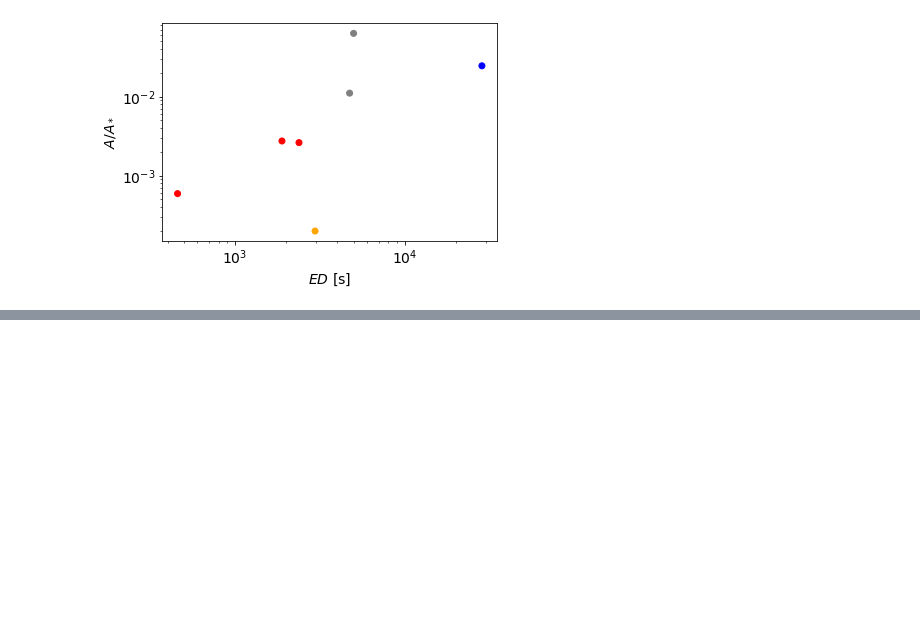
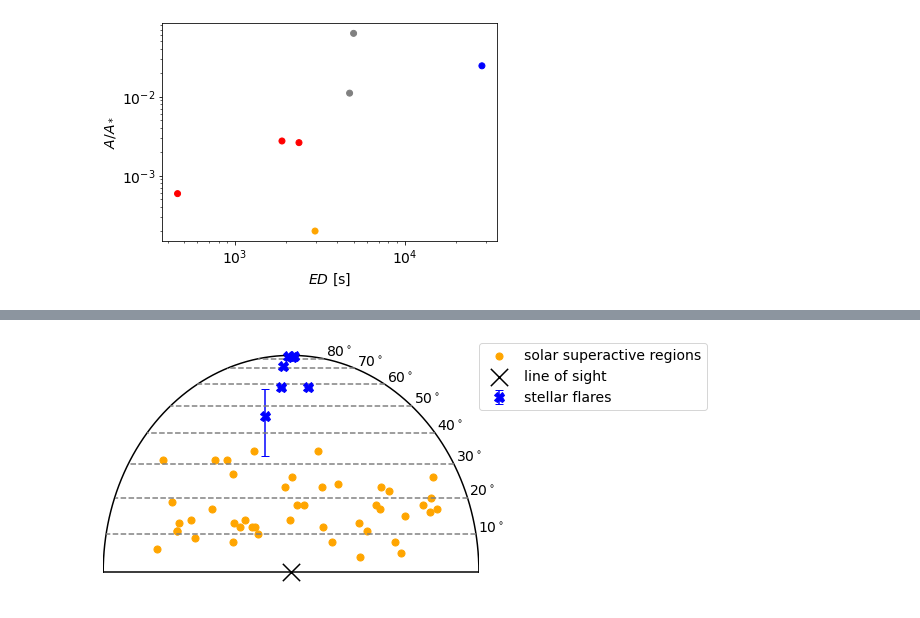
Before and after one commit to ekaterinailin/MalachiteMountains, a Jupyter notebook: analysis/notebooks/NB100_flare_latitudes_and_other_posteriors.ipynb, the cells around one changed output, grey strips where cells are left out. Drawn from its saved outputs; the diff is of its cells as text; code cells hidden in the pictures; blank space fills up the shorter version.

Commit message:
Added a new plot to illustrate the latitudes

```diff
--- a/analysis/notebooks/NB100_flare_latitudes_and_other_posteriors.ipynb
+++ b/analysis/notebooks/NB100_flare_latitudes_and_other_posteriors.ipynb
@@ -208,0 +221,5 @@ Text(0, 0.5, '$A/A_*$')
+# %%
+sun =  pd.read_csv(f"{CWD}/data/solar/sars.csv", skiprows=6)
+# %%
+coo = outs[["latitude_deg_50","latitude_deg_84","latitude_deg_16"]]
+coo
@@ -208,0 +235,29 @@ Text(0, 0.5, '$A/A_*$')
+# %%
+coo = np.sin(coo/180*np.pi)
+# %%
+
+yup, ylow = coo.latitude_deg_84 - coo.latitude_deg_50, coo.latitude_deg_50 - coo.latitude_deg_16
+# %%
+plt.figure(figsize=(8.8,4.))
+lim = np.cos(outs.latitude_deg_50/180*np.pi)/4
+plt.errorbar(-lim + 2*lim*np.random.rand(outs.shape[0]),
+            coo.latitude_deg_50, yerr=np.array([ylow,yup,]),
+            label="stellar flares", fmt="X", markersize=10, color="b", capsize=4)
+plt.scatter(-.8 + 1.6*np.random.rand(sun.shape[0]),
+            np.sin(sun.lat/180*np.pi),
+            label="solar superactive regions", marker="o", s=50, c="orange")
+x=np.linspace(0,np.pi,100)
+plt.plot(np.cos(x), np.sin(x),c="k")
+plt.plot(np.cos(x),[0]*len(x),c="k")
+for la in [10,20,30,40,50,60,70,80]:
+    ra = la/180*np.pi
+    plt.text(np.cos(ra)+.01,np.sin(ra)+.01,fr"${la}^\circ$")
+    plt.plot([np.cos(ra),-np.cos(ra)], [np.sin(ra),np.sin(ra)], c="grey", linestyle="dashed")
+plt.scatter([0],[0],marker="x", s=300, c="k", label="line of sight")
+plt.ylim(-.1,1.03)
+plt.xlim(-1,1)
+plt.axis("off")
+plt.legend(loc=(1,.75))
+plt.tight_layout()
+# %% [output]
+[figure, added]
```
Also changed, not shown: parts of 4 cells of this notebook.
